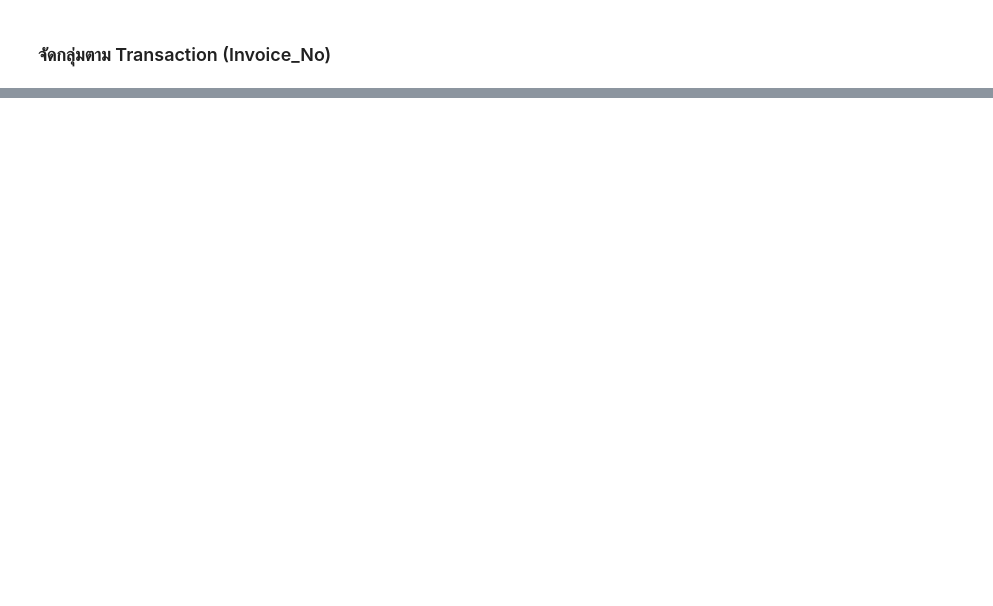
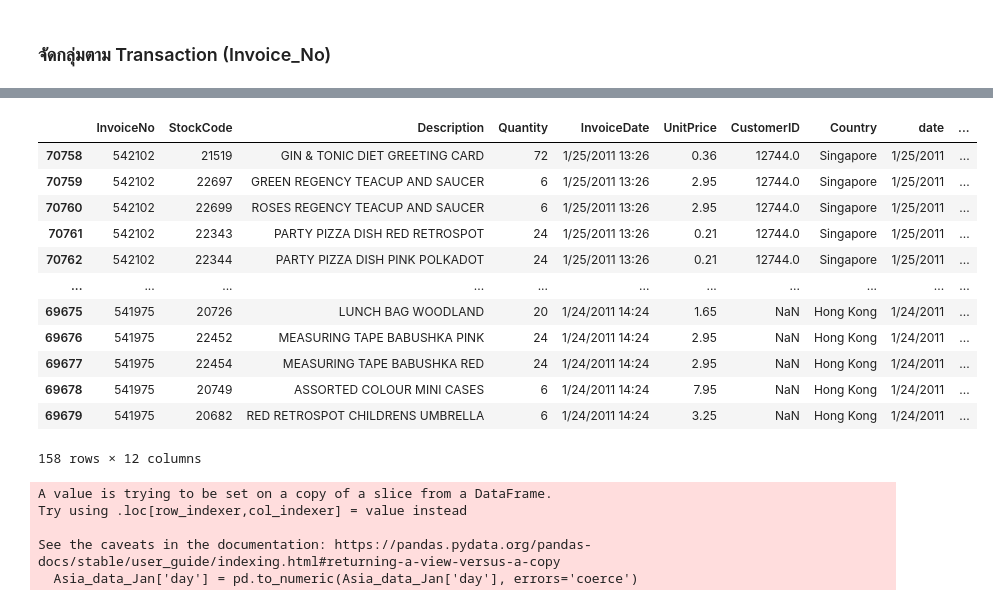
Before and after one commit to Sashimimeow/BSC_DPDM23, a Jupyter notebook: Frequent_Patterns_(Association_Rules).ipynb, the cells around one changed output, grey strips where cells are left out. Saved outputs shown, nothing was run; the diff lists cells and outputs as text; code cells hidden in the pictures; blank space fills up the shorter version.

```diff
--- a/Frequent_Patterns_(Association_Rules).ipynb
+++ b/Frequent_Patterns_(Association_Rules).ipynb
@@ -652,0 +666,24 @@ for i in frequentItemsets_Va:
+# %%
+Asia_data_Jan
+# %% [output]
+|  | InvoiceNo | StockCode | Description | Quantity | InvoiceDate | UnitPrice | CustomerID | Country | date | ... |
+| 70758 | 542102 | 21519 | GIN & TONIC DIET GREETING CARD | 72 | 1/25/2011 13:26 | 0.36 | 12744.0 | Singapore | 1/25/2011 | ... |
+| 70759 | 542102 | 22697 | GREEN REGENCY TEACUP AND SAUCER | 6 | 1/25/2011 13:26 | 2.95 | 12744.0 | Singapore | 1/25/2011 | ... |
+| 70760 | 542102 | 22699 | ROSES REGENCY TEACUP AND SAUCER | 6 | 1/25/2011 13:26 | 2.95 | 12744.0 | Singapore | 1/25/2011 | ... |
+| 70761 | 542102 | 22343 | PARTY PIZZA DISH RED RETROSPOT | 24 | 1/25/2011 13:26 | 0.21 | 12744.0 | Singapore | 1/25/2011 | ... |
+| 70762 | 542102 | 22344 | PARTY PIZZA DISH PINK POLKADOT | 24 | 1/25/2011 13:26 | 0.21 | 12744.0 | Singapore | 1/25/2011 | ... |
+| ... | ... | ... | ... | ... | ... | ... | ... | ... | ... | ... |
+| 69675 | 541975 | 20726 | LUNCH BAG WOODLAND | 20 | 1/24/2011 14:24 | 1.65 | NaN | Hong Kong | 1/24/2011 | ... |
+| 69676 | 541975 | 22452 | MEASURING TAPE BABUSHKA PINK | 24 | 1/24/2011 14:24 | 2.95 | NaN | Hong Kong | 1/24/2011 | ... |
+| 69677 | 541975 | 22454 | MEASURING TAPE BABUSHKA RED | 24 | 1/24/2011 14:24 | 2.95 | NaN | Hong Kong | 1/24/2011 | ... |
+| 69678 | 541975 | 20749 | ASSORTED COLOUR MINI CASES | 6 | 1/24/2011 14:24 | 7.95 | NaN | Hong Kong | 1/24/2011 | ... |
+| 69679 | 541975 | 20682 | RED RETROSPOT CHILDRENS UMBRELLA | 6 | 1/24/2011 14:24 | 3.25 | NaN | Hong Kong | 1/24/2011 | ... |
+158 rows × 12 columns
+# %%
+Asia_data_Jan['day'] = pd.to_numeric(Asia_data_Jan['day'], errors='coerce')
+# %% [output]
+A value is trying to be set on a copy of a slice from a DataFrame.
+Try using .loc[row_indexer,col_indexer] = value instead
+
+See the caveats in the documentation: https://pandas.pydata.org/pandas-docs/stable/user_guide/indexing.html#returning-a-view-versus-a-copy
+  Asia_data_Jan['day'] = pd.to_numeric(Asia_data_Jan['day'], errors='coerce')
```
Also changed, not shown: parts of 116 cells of this notebook.
